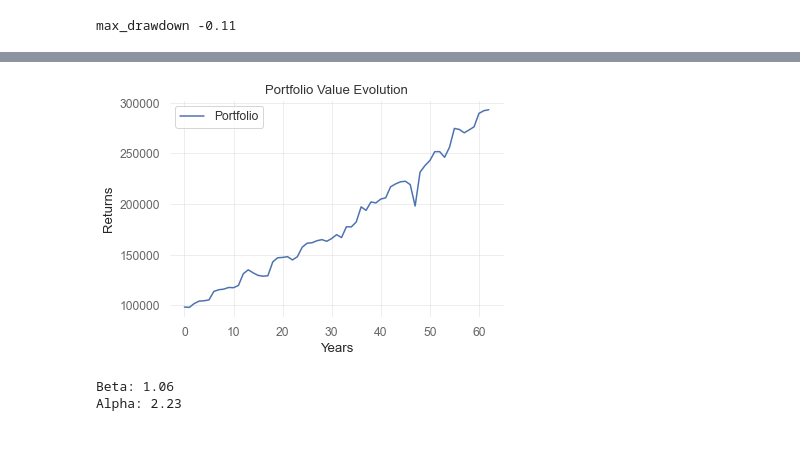
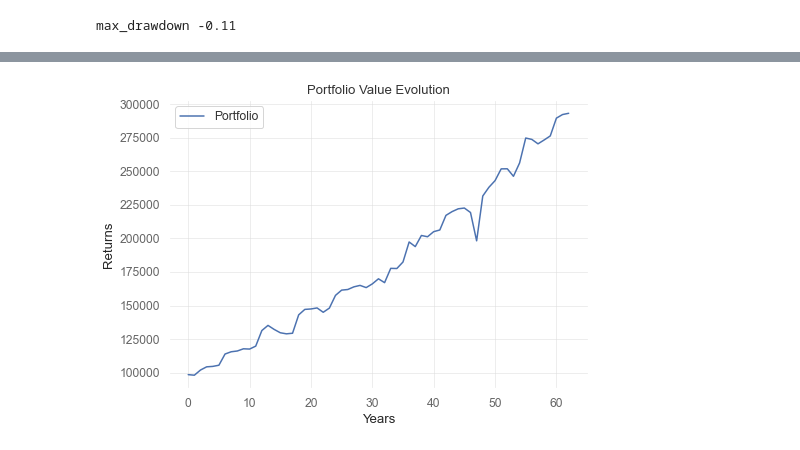
Before and after one commit to of1201/roboadvisor, a Jupyter notebook: risk lab.ipynb, the cells around one changed output, grey strips where cells are left out. Cells and saved outputs as stored; diff of their text form; code cells hidden in the pictures.

```diff
--- a/risk lab.ipynb
+++ b/risk lab.ipynb
@@ -1394,6 +1435,13 @@ Sharpe Ratio 0.8447
 import quantstats as qs
 max_drawdown=qs.stats.max_drawdown(portfRet_wocf.iloc[:,0])
 print("max_drawdown", round(max_drawdown,2))
+
+# Export results to excel
+wb = openpyxl.load_workbook(dir + r'\Report.xlsx')
+sheet = wb['Report']
+sheet['C20'].value = round(max_drawdown,4)
+
+wb.save(dir + r'\Report.xlsx')
 # %% [output]
 max_drawdown -0.11
 # %%
@@ -1415,10 +1486,20 @@ VaRCalc(portfRet_wocf.iloc[:,0])
 # %%
 # Plot return of portfolio vs return of benchmark
-plt.plot(((portfRet_wocf.iloc[:,0]+1).cumprod()-1)*100,label="Portfolio")
-plt.plot(((df_bm.iloc[:,-1]+1).cumprod()-1)*100,label="Benchmark")
+plt.figure(figsize=(8,5.3))
+plt.plot(portfRet_wocf.iloc[:,0].cumsum()*100,label="Portfolio")
+plt.plot(df_bm.iloc[:,-1].cumsum()*100,label="Benchmark")
 plt.xlabel("Years")
 plt.ylabel("Returns")
 plt.legend()
 plt.title("Performance of Portfolio vs Benchmark")
+plt.savefig('return.png')
 plt.show()
+
+# Export to Excel
+wb = openpyxl.load_workbook(dir + r'\Report.xlsx')
+ws = wb['Report']
+img = openpyxl.drawing.image.Image(dir + r'\return.png')
+img.anchor = 'F31' # Or whatever cell location you want to use.
+ws.add_image(img)
+wb.save(dir + r'\Report.xlsx')
 # %% [output]
@@ -1427,11 +1508,21 @@ plt.show()
 # Plot PnL of portfolio vs PnL of benchmark
 pnl_portf = np.append((portfValue_wocf[0] - cap), portfRet_wocf * portfValue_wocf[0]).cumsum()
 pnl_bm = np.append((portfValue_wocf[0] - cap), df_bm.iloc[:,-1]*portfValue_wocf[0]).cumsum()
+plt.figure(figsize=(7.5,5.3))
 plt.plot(testDate, pnl_portf,label="Portfolio")
 plt.plot(testDate, pnl_bm,label="Benchmark")
 plt.xlabel("Years")
 plt.ylabel("Returns")
 plt.legend()
 plt.title("PnL of Portfolio vs Benchmark")
+plt.savefig('PnL.png')
 plt.show()
+
+# Export to Excel
+wb = openpyxl.load_workbook(dir + r'\Report.xlsx')
+ws = wb['Report']
+img = openpyxl.drawing.image.Image(dir + r'\PnL.png')
+img.anchor = 'B31' # Or whatever cell location you want to use.
+ws.add_image(img)
+wb.save(dir + r'\Report.xlsx')
 # %% [output]
@@ -1458,21 +1530,23 @@ array([-1479.14683015, -1890.86347185,  1971.75558426,  4275.22169804,
 # %%
 # Portfolio Value Evolution
+plt.figure(figsize=(7.5,5.3))
 plt.plot(portfValue,label="Portfolio")
 plt.xlabel("Years")
 plt.ylabel("Returns")
 plt.legend()
 plt.title("Portfolio Value Evolution")
+plt.savefig('portfvalue.png')
 plt.show()
+
+# Export to Excel
+wb = openpyxl.load_workbook(dir + r'\Report.xlsx')
+ws = wb['Report']
+img = openpyxl.drawing.image.Image(dir + r'\portfvalue.png')
+img.anchor = 'Q8' # Or whatever cell location you want to use.
+ws.add_image(img)
+wb.save(dir + r'\Report.xlsx')
 # %% [output]
-[figure, old version]
+[figure, new version]
-# %%
-#Measure Beta and alpha
-(beta, alpha) = stats.linregress(list(df_bm.iloc[:, -1]), list(portfRet_wocf.iloc[:,0].dropna()))[0:2]
-print ("Beta:", round(beta, 2))
-print ("Alpha:", round(alpha*12*100, 2))
-# %% [output]
-Beta: 1.06
-Alpha: 2.23
 # %%
 # Use quantstats to plot performance analysis - for reference
 df_pfv = pd.DataFrame(portfValue_wocf, index = testDate)
```
Also changed, not shown: parts of 24 cells of this notebook.
